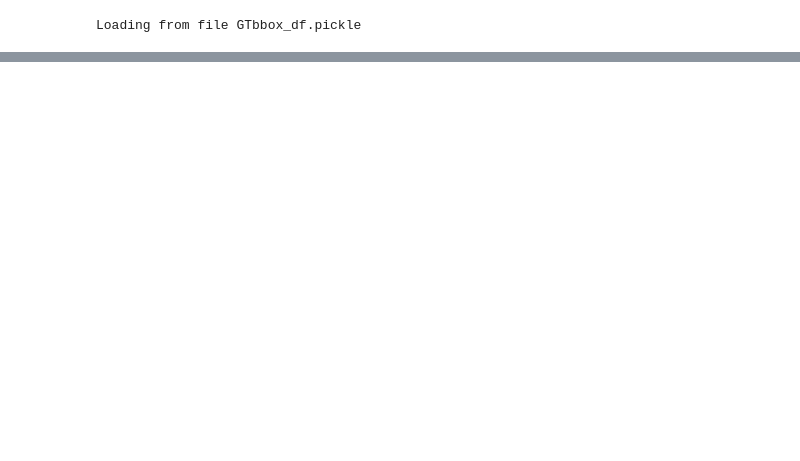
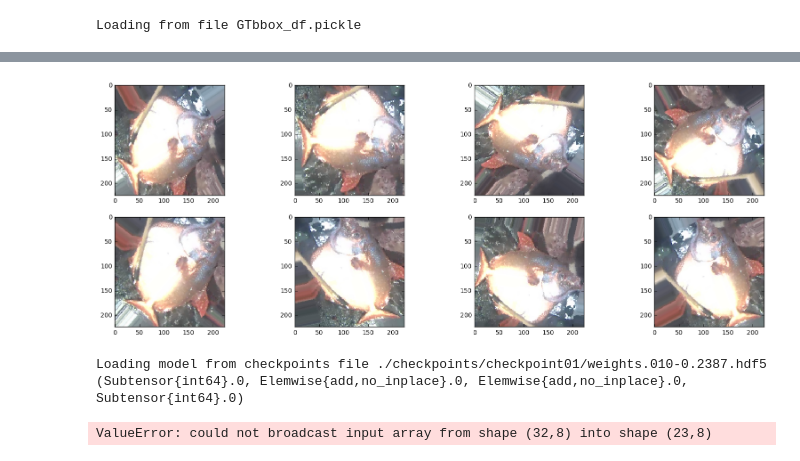
Before and after one commit to darraghdog/fish, a Jupyter notebook: resnet/resnet_01.ipynb, the cells around one changed output, grey strips where cells are left out. Cells and saved outputs as stored; diff of their text form; code cells hidden in the pictures; blank space fills up the shorter version.

```diff
--- a/resnet/resnet_01.ipynb
+++ b/resnet/resnet_01.ipynb
@@ -365,0 +447,21 @@ model.fit_generator(train_generator(datagen=train_datagen, df=train_df), samples
+# %%
+# Augmented data
+plots(aug_imgs, (20,7), 2)
+# %% [output]
+[figure, added]
+# %%
+files = glob.glob(CHECKPOINT_DIR+'*')
+val_losses = [float(f.split('-')[-1][:-5]) for f in files]
+index = val_losses.index(min(val_losses))
+print('Loading model from checkpoints file ' + files[index])
+test_model = load_model(files[index])
+test_model_name = files[index].split('/')[-2][-1:]+'_'+files[index].split('/')[-1]
+# %% [output]
+Loading model from checkpoints file ./checkpoints/checkpoint01/weights.010-0.2387.hdf5
+(Subtensor{int64}.0, Elemwise{add,no_inplace}.0, Elemwise{add,no_inplace}.0, Subtensor{int64}.0)
+# %%
+test_preds = test_model.predict_generator(test_generator(train_datagen, df=GTbbox_test_df),
+                                         val_samples=GTbbox_test_df.shape[0])#,
+                #nb_worker=1, pickle_safe=False) #
+# %% [output]
+ValueError: could not broadcast input array from shape (32,8) into shape (23,8)
```
Also changed, not shown: parts of 18 cells of this notebook, 7 other files.
